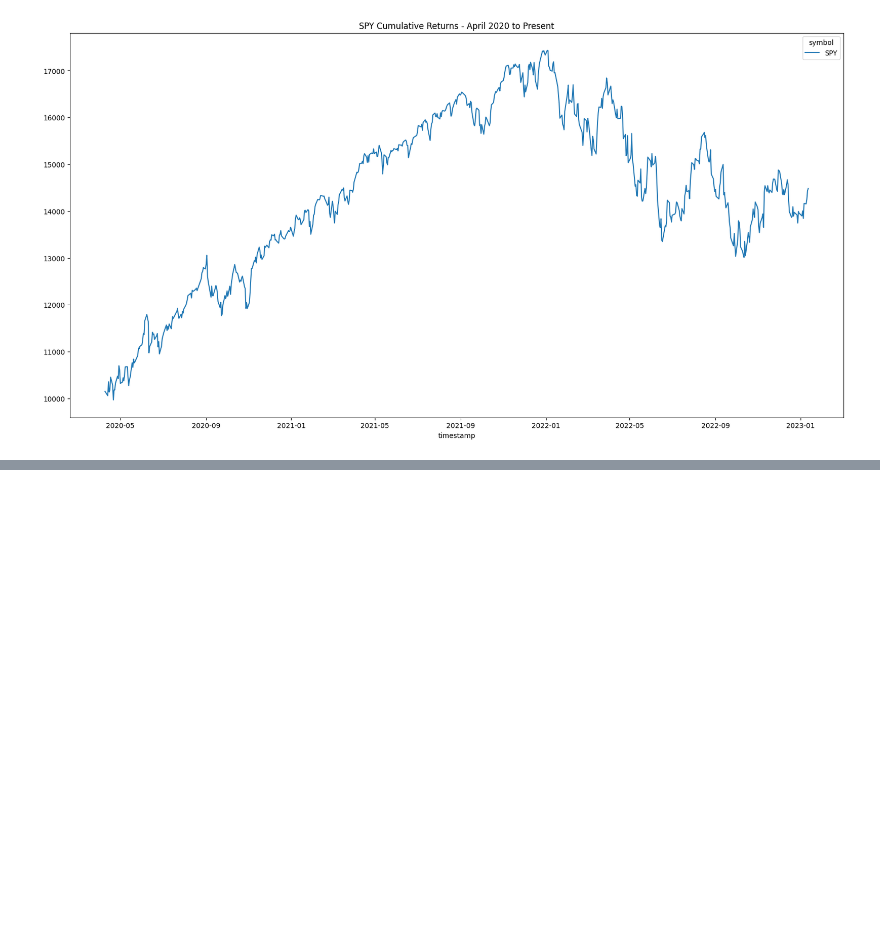
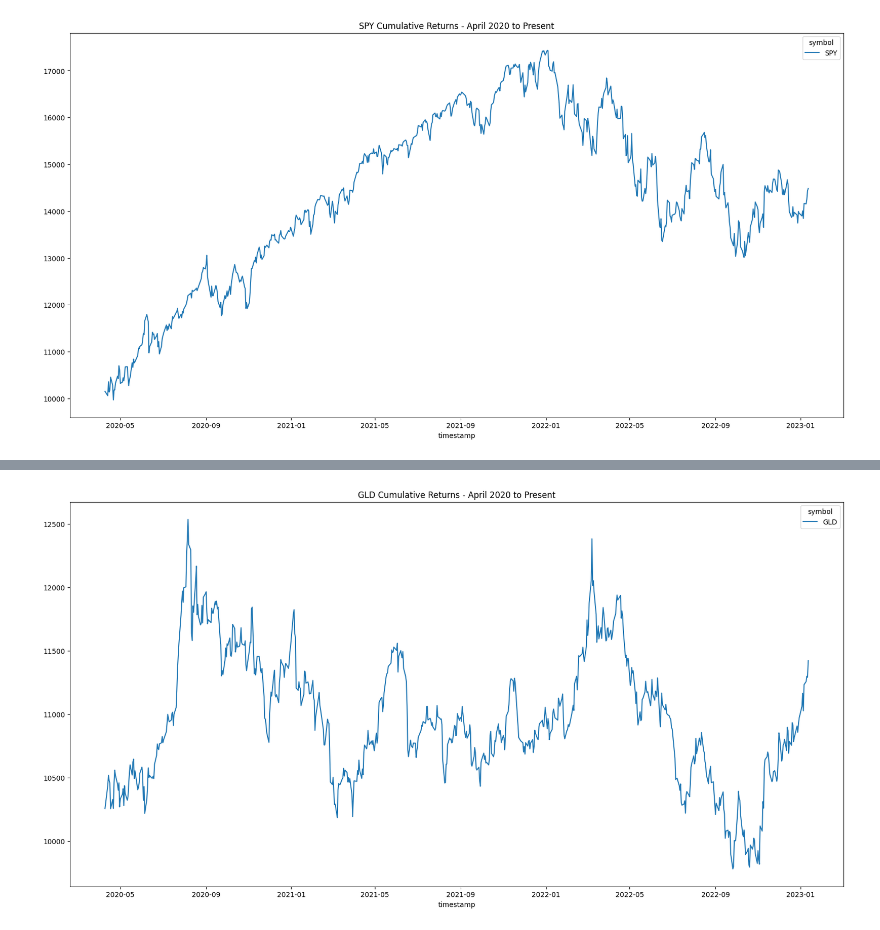
Before and after one commit to jordan-gilmartin/Alpaca-API-Data, a Jupyter notebook: Alpaca-API-Data.ipynb, the cells around one changed output, grey strips where cells are left out. Cells and saved outputs as stored; diff of their text form; code cells hidden in the pictures; blank space fills up the shorter version.

Commit message:
plotting GLD returns

```diff
--- a/Alpaca-API-Data.ipynb
+++ b/Alpaca-API-Data.ipynb
@@ -714,3 +714,7 @@ spy_profit.plot(figsize=(20,10), legend=True, title="SPY Cumulative Returns - Ap
 plt.savefig("Images/SPYCumulativeReturns.png")
 # %% [output]
 [figure]
+# %%
+# Running cumulative return against initial investment to obtain current market value of investment in GLD
+gld_profit = initial_investment * GLD_cumprod
+gld_profit
@@ -716,0 +736,6 @@ plt.savefig("Images/SPYCumulativeReturns.png")
+# %%
+# Plot performance and save to Images
+gld_profit.plot(figsize=(20,10), legend=True, title="GLD Cumulative Returns - April 2020 to Present");
+plt.savefig("Images/GLDCumulativeReturns.png")
+# %% [output]
+[figure, added]
```
Also changed, not shown: parts of 1 cell of this notebook, 1 other file.
